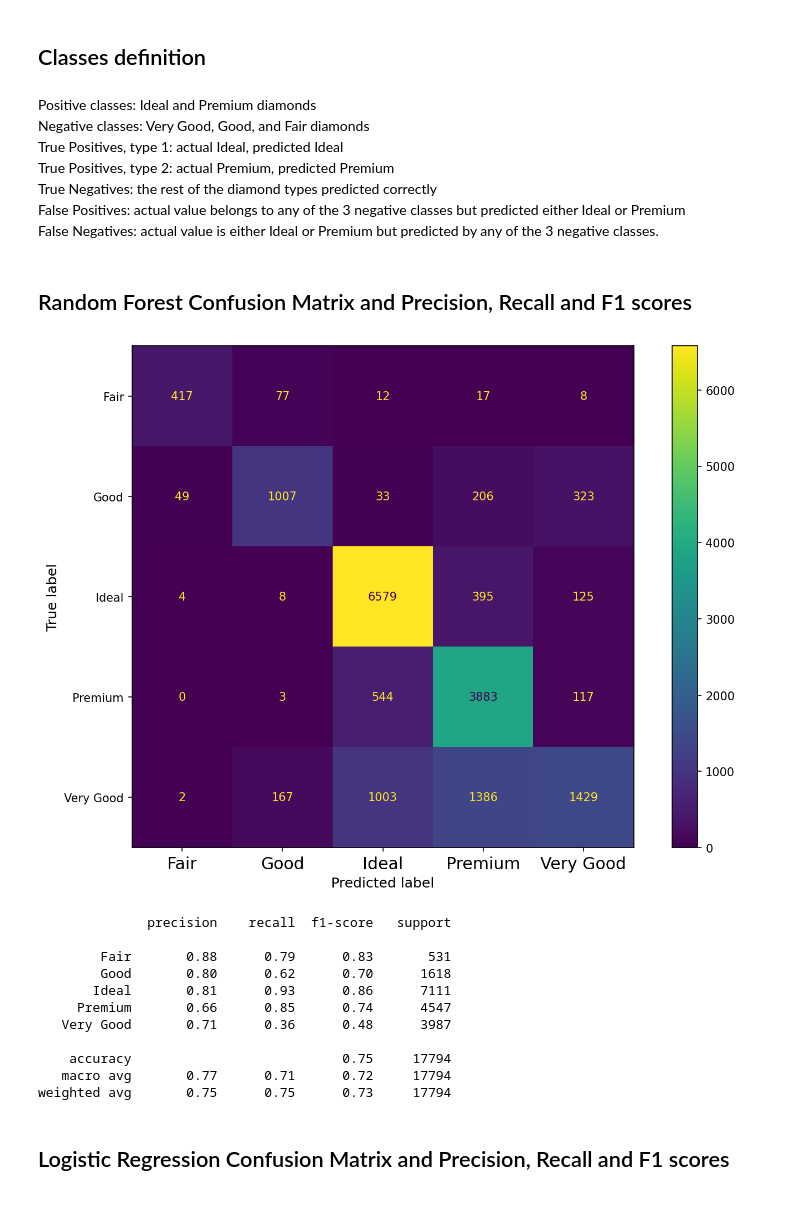
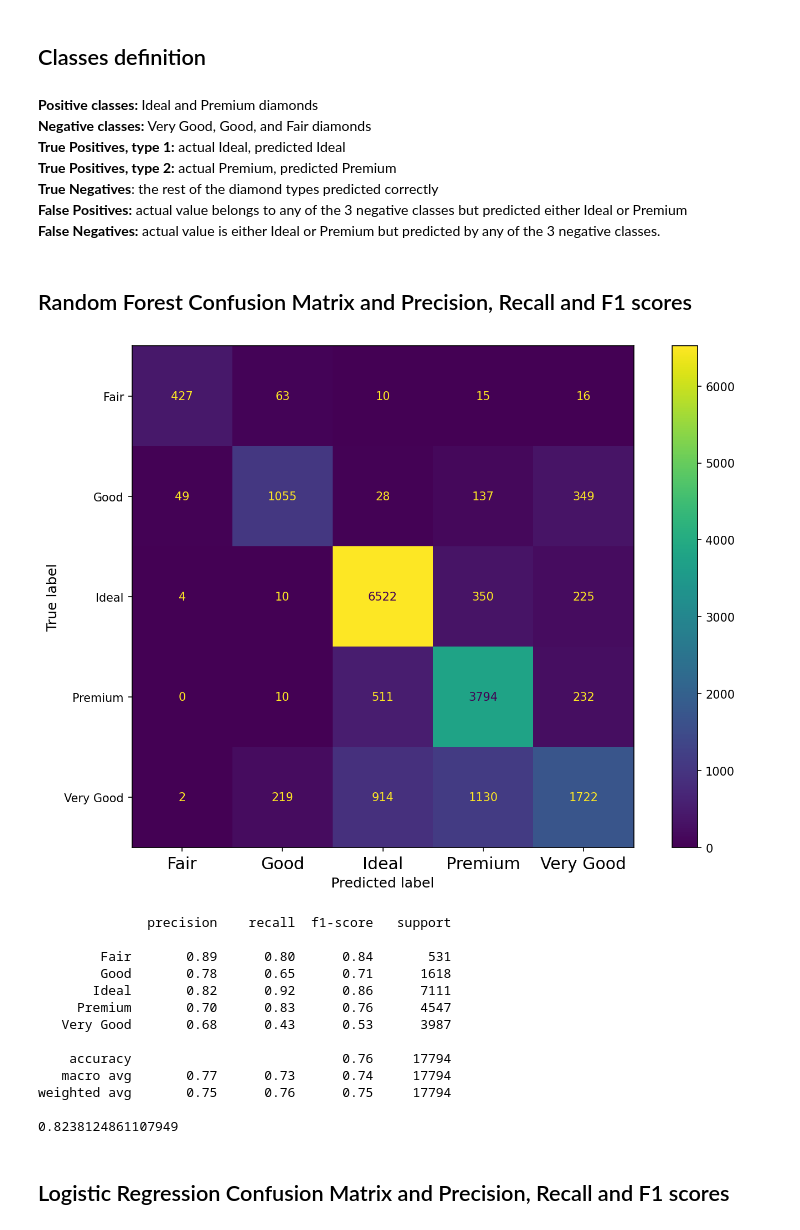
Before and after one commit to SrPhoenix/TAA_project1, a Jupyter notebook: Diamonds Project.ipynb, the cells around one changed output. Drawn from its saved outputs; the diff is of its cells as text; code cells hidden in the pictures.

```diff
--- a/Diamonds Project.ipynb
+++ b/Diamonds Project.ipynb
@@ -482,7 +326,7 @@ randomForest_pipeline = Pipeline(
         ("preprocess", full),
         (
             "base",
-            RandomForestClassifier(max_depth=13),
+            RandomForestClassifier(max_depth=20),
         ),
     ]
 )
@@ -513,40 +357,44 @@ _ = svm_pipeline.fit(X_train, y_train)
 # %% [markdown]
 ## Classes definition
 # %% [markdown]
-Positive classes: Ideal and Premium diamonds
-Negative classes: Very Good, Good, and Fair diamonds
-True Positives, type 1: actual Ideal, predicted Ideal
-True Positives, type 2: actual Premium, predicted Premium
-True Negatives: the rest of the diamond types predicted correctly
-False Positives: actual value belongs to any of the 3 negative classes but predicted either Ideal or Premium
-False Negatives: actual value is either Ideal or Premium but predicted by any of the 3 negative classes.
+**Positive classes:** Ideal and Premium diamonds
+**Negative classes:** Very Good, Good, and Fair diamonds
+**True Positives, type 1:** actual Ideal, predicted Ideal
+**True Positives, type 2:** actual Premium, predicted Premium
+**True Negatives**: the rest of the diamond types predicted correctly
+**False Positives:** actual value belongs to any of the 3 negative classes but predicted either Ideal or Premium
+**False Negatives:** actual value is either Ideal or Premium but predicted by any of the 3 negative classes.
 # %% [markdown]
 ## Random Forest Confusion Matrix and Precision, Recall and F1 scores
 # %%
 from sklearn.metrics import ConfusionMatrixDisplay, confusion_matrix
 
 y_pred_randomForest = randomForest_pipeline.predict(X_test)
 
 # Plot the confusion matrix
 fig, ax = plt.subplots(figsize=(12, 8))
 # Create the matrix
 cm = confusion_matrix(y_test, y_pred_randomForest)
 cmp = ConfusionMatrixDisplay(cm, display_labels=randomForest_pipeline.classes_)
 cmp.plot(ax=ax)
 
 plt.show();
 
 print(classification_report(y_test, y_pred_randomForest))
+randomForest_base_f1Score = f1_score(y_test, y_pred_randomForest, average="weighted", labels=["Ideal", "Premium"])
+print(randomForest_base_f1Score)
 # %% [output]
-[figure, old version]
+[figure, new version]
               precision    recall  f1-score   support
 
-        Fair       0.88      0.79      0.83       531
-        Good       0.80      0.62      0.70      1618
-       Ideal       0.81      0.93      0.86      7111
-     Premium       0.66      0.85      0.74      4547
-   Very Good       0.71      0.36      0.48      3987
+        Fair       0.89      0.80      0.84       531
+        Good       0.78      0.65      0.71      1618
+       Ideal       0.82      0.92      0.86      7111
+     Premium       0.70      0.83      0.76      4547
+   Very Good       0.68      0.43      0.53      3987
 
-    accuracy                           0.75     17794
-   macro avg       0.77      0.71      0.72     17794
-weighted avg       0.75      0.75      0.73     17794
+    accuracy                           0.76     17794
+   macro avg       0.77      0.73      0.74     17794
+weighted avg       0.75      0.76      0.75     17794
+
+0.8238124861107949
```
Also changed, not shown: parts of 27 cells of this notebook.
